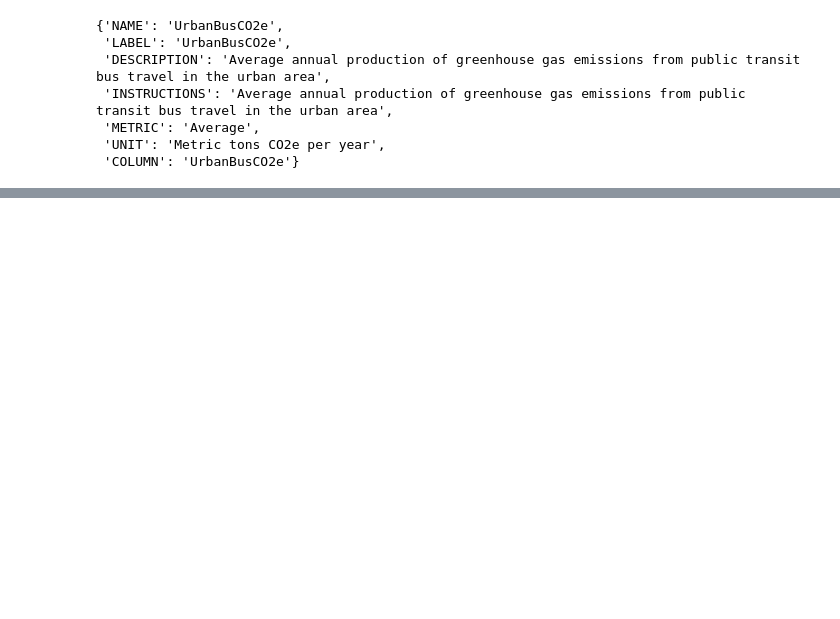
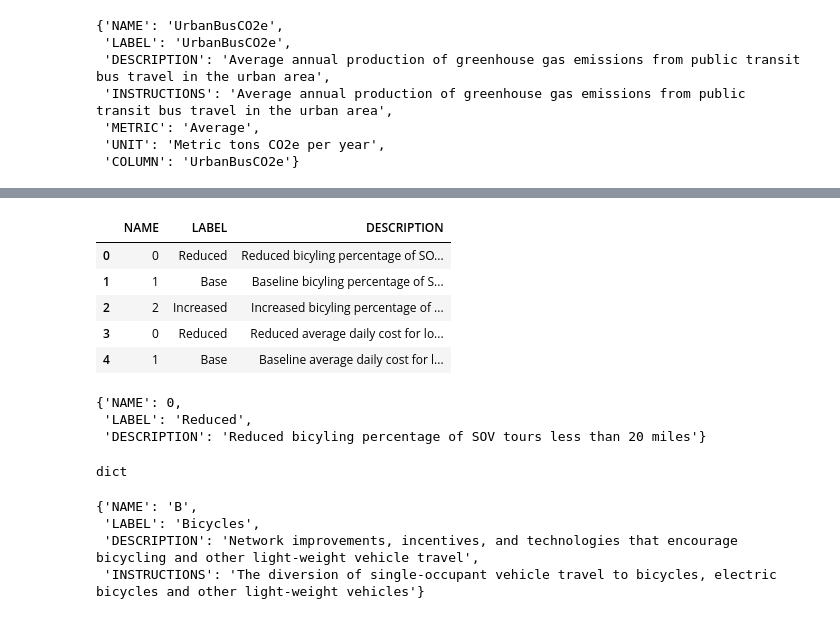
Before and after one commit to dongmeic/PythonLearning, a Jupyter notebook: Work/scenario_json.py.ipynb, the cells around one changed output, grey strips where cells are left out. Saved outputs shown, nothing was run; the diff lists cells and outputs as text; code cells hidden in the pictures; blank space fills up the shorter version.

```diff
--- a/Work/scenario_json.py.ipynb
+++ b/Work/scenario_json.py.ipynb
@@ -235,0 +266,25 @@ with open(f'{inpath}/VEScenarioViewer/test_out2.json', 'w') as f:
+# %%
+# NAME, LABEL, DESCRIPTION, INSTRUCTIONS, LEVELS (NAME, LABEL, DESCRIPTION)
+levels = cat_levels[['policy_name', 'policy_label', 'policy_description']]
+# %%
+levels = levels.rename(columns={'policy_name': 'NAME', 'policy_label': 'LABEL', 'policy_description':'DESCRIPTION'})
+# %%
+levels.head()
+# %% [output]
+|  | NAME | LABEL | DESCRIPTION |
+| 0 | 0 | Reduced | Reduced bicyling percentage of SO... |
+| 1 | 1 | Base | Baseline bicyling percentage of S... |
+| 2 | 2 | Increased | Increased bicyling percentage of ... |
+| 3 | 0 | Reduced | Reduced average daily cost for lo... |
+| 4 | 1 | Base | Baseline average daily cost for l... |
+# %%
+level_output = rows_to_dicts(levels)
+level_output[0]
+# %% [output]
+{'NAME': 0,
+ 'LABEL': 'Reduced',
+ 'DESCRIPTION': 'Reduced bicyling percentage of SOV tours less than 20 miles'}
+# %%
+type(level_output[0])
+# %% [output]
+dict
@@ -235,0 +297,8 @@ with open(f'{inpath}/VEScenarioViewer/test_out2.json', 'w') as f:
+# %%
+category_output = rows_to_dicts(categories)
+category_output[0]
+# %% [output]
+{'NAME': 'B',
+ 'LABEL': 'Bicycles',
+ 'DESCRIPTION': 'Network improvements, incentives, and technologies that encourage bicycling and other light-weight vehicle travel',
+ 'INSTRUCTIONS': 'The diversion of single-occupant vehicle travel to bicycles, electric bicycles and other light-weight vehicles'}
```
Also changed, not shown: parts of 20 cells of this notebook.
